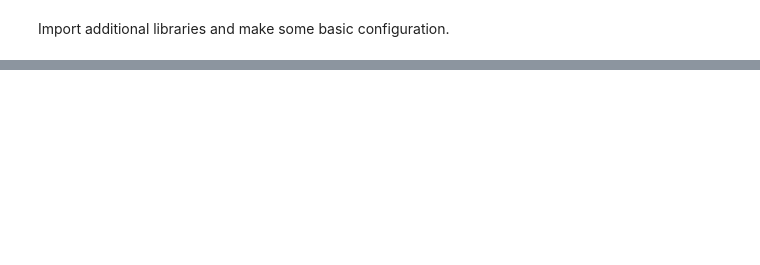
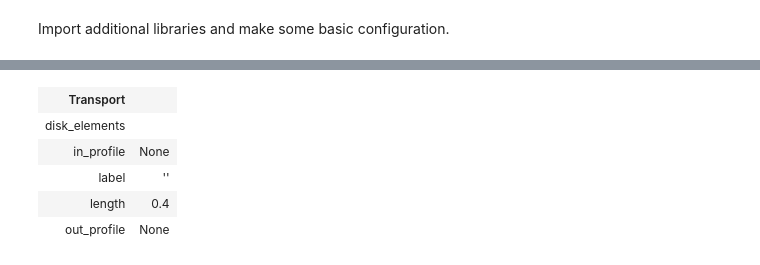
Before and after one commit to pyroll-project/pyroll-examples, a Jupyter notebook: Basic_Usage_Of_PyRolL.ipynb, the cells around one changed output, grey strips where cells are left out. Saved outputs shown, nothing was run; the diff lists cells and outputs as text; code cells hidden in the pictures; blank space fills up the shorter version.

```diff
--- a/Basic_Usage_Of_PyRolL.ipynb
+++ b/Basic_Usage_Of_PyRolL.ipynb
@@ -409,0 +216,12 @@ file_path.write_text(rendered, encoding='utf-8')
+# %%
+transport = pr.Transport(
+    length=400e-3
+)
+transport
+# %% [output]
+| Transport |  |
+| disk_elements |  |
+| in_profile | None |
+| label | '' |
+| length | 0.4 |
+| out_profile | None |
```
Also changed, not shown: parts of 56 cells of this notebook, 1 other file.
